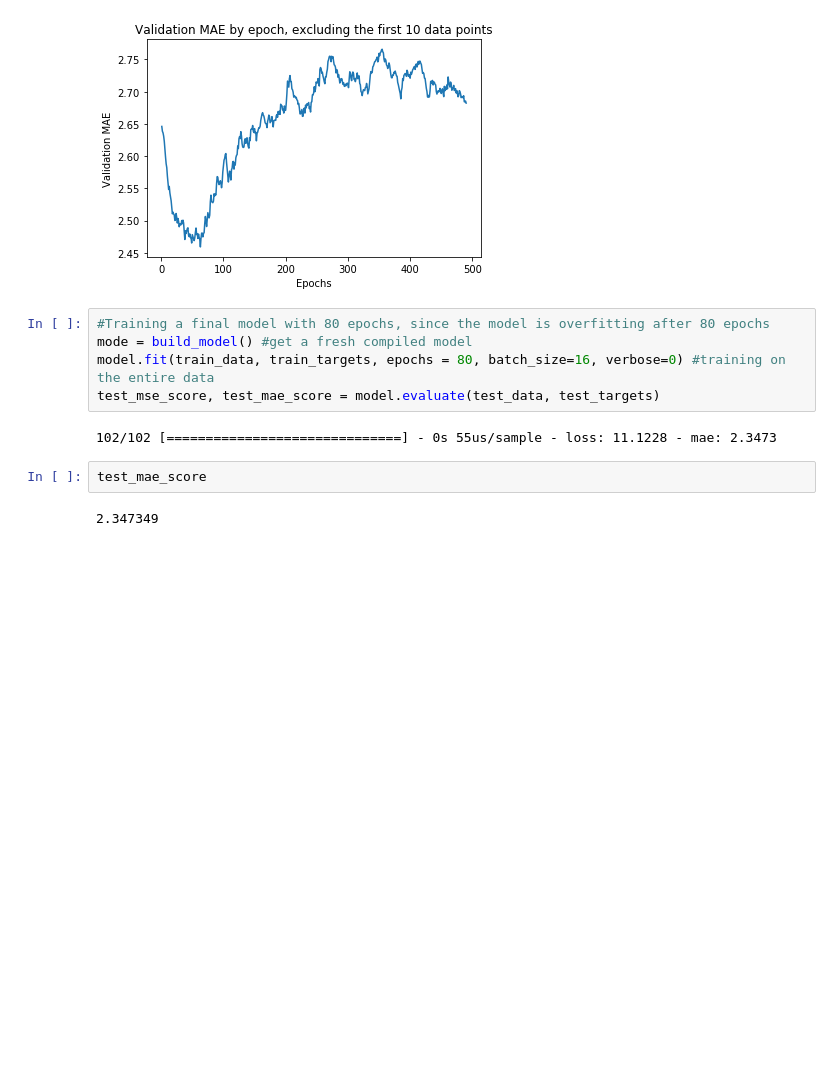
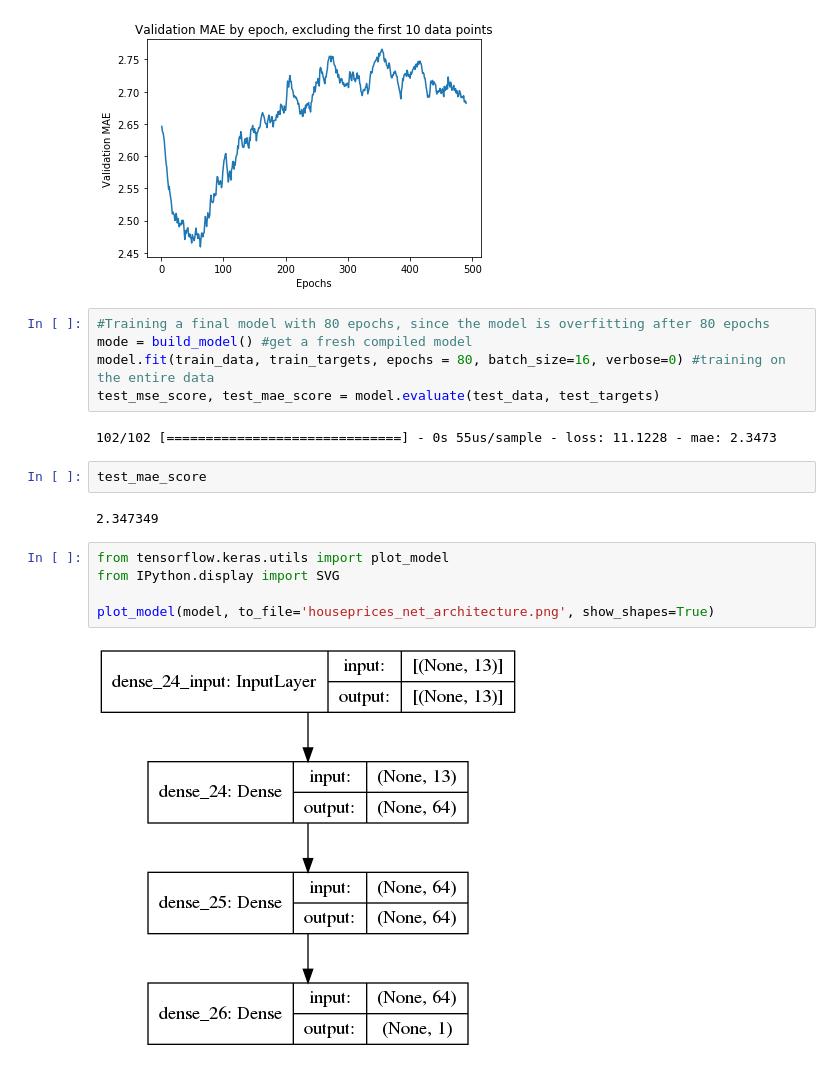
Before and after one commit to jbessi/houseprices, a Jupyter notebook: predicting_house_prices.ipynb, the cells around one changed output. Saved outputs shown, nothing was run; the diff lists cells and outputs as text; blank space fills up the shorter version.

Commit message:
Plotted net architecture of the model

```diff
--- a/predicting_house_prices.ipynb
+++ b/predicting_house_prices.ipynb
@@ -151,3 +151,10 @@ test_mse_score, test_mae_score = model.evaluate(test_data, test_targets)
 test_mae_score
 # %% [output]
 2.347349
+# %%
+from tensorflow.keras.utils import plot_model
+from IPython.display import SVG
+
+plot_model(model, to_file='houseprices_net_architecture.png', show_shapes=True)
+# %% [output]
+[figure, added]
```
Also changed, not shown: 2 other files.
